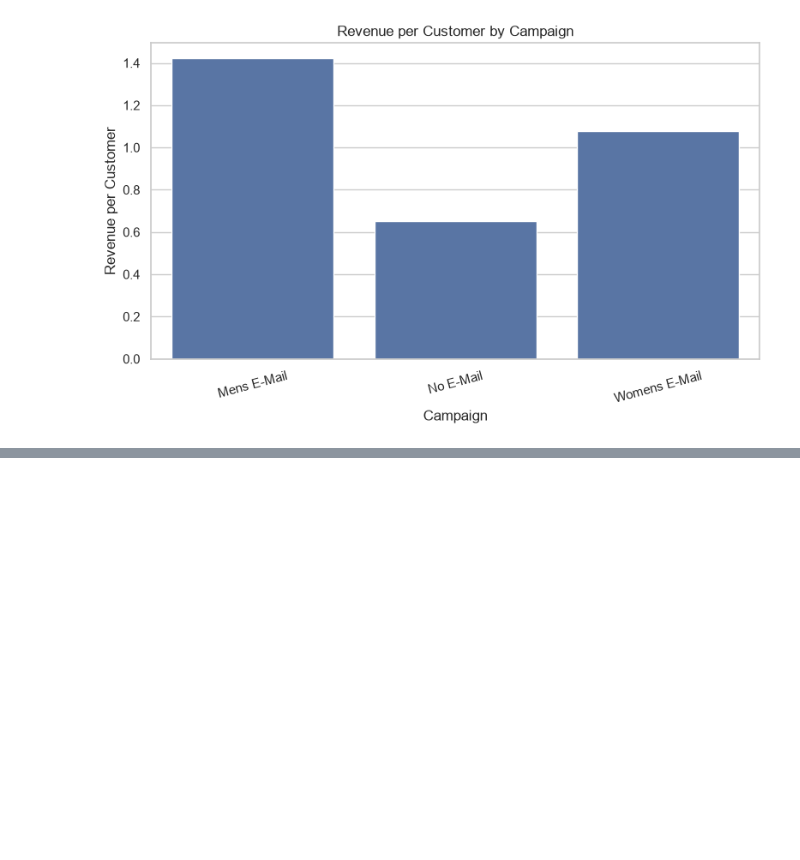
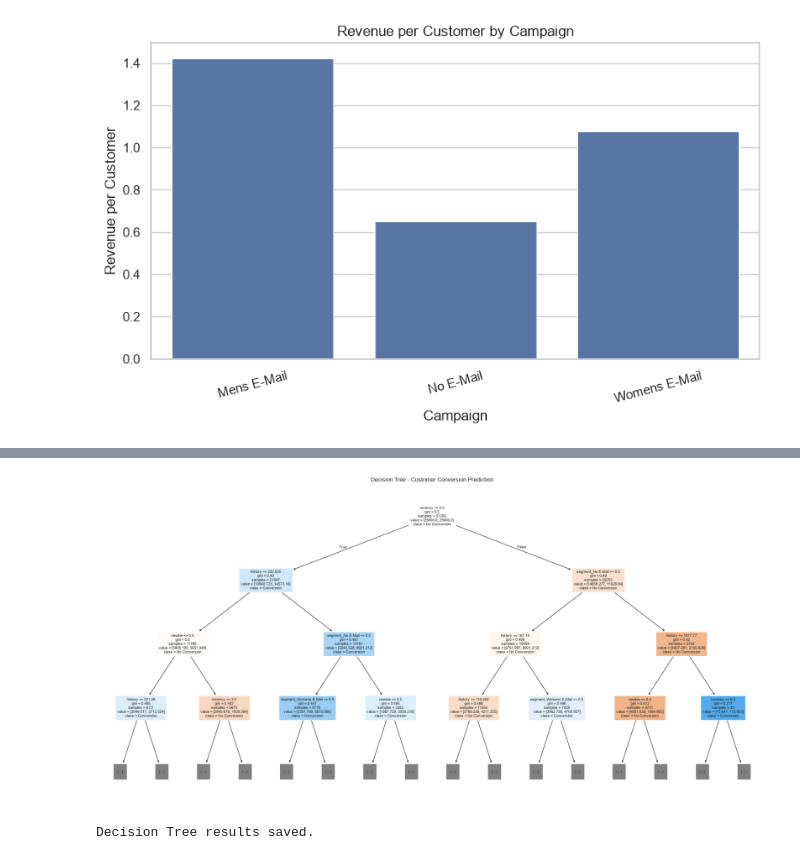
Before and after one commit to sangamitrap/Digital-Marketing-AB-Testing, a Jupyter notebook: notebooks/01_data_analysis.ipynb, the cells around one changed output, grey strips where cells are left out. Drawn from its saved outputs; the diff is of its cells as text; code cells hidden in the pictures; blank space fills up the shorter version.

Commit message:
Add statistical analysis business impact and decision tree

```diff
--- a/notebooks/01_data_analysis.ipynb
+++ b/notebooks/01_data_analysis.ipynb
@@ -274,3 +274,9 @@ plt.show()
 [figure]
 [figure]
 [figure]
+# %%
+clean_df["experiment_group"] = clean_df["segment"].apply(
+    lambda x: "Control" if x == "No E-Mail" else "Treatment"
+)
+
+print(clean_df["experiment_group"].value_counts())
@@ -276,0 +842,41 @@ plt.show()
+# %%
+
+from sklearn.tree import plot_tree
+
+plt.figure(figsize=(20, 10))
+
+plot_tree(
+    dt_model,
+    feature_names=X.columns,
+    class_names=["No Conversion", "Conversion"],
+    filled=True,
+    max_depth=3,
+    fontsize=8
+)
+
+plt.title("Decision Tree - Customer Conversion Prediction")
+plt.tight_layout()
+
+plt.savefig(
+    "../visualizations/05_decision_tree.png",
+    dpi=200,
+    bbox_inches="tight"
+)
+
+plt.show()
+# %% [output]
+[figure, added]
+# %%
+model_results = pd.DataFrame({
+    "Metric": ["Accuracy"],
+    "Value": [accuracy_score(y_test, y_pred)]
+})
+
+model_results.to_csv(
+    "../results/decision_tree_results.csv",
+    index=False
+)
+
+print("Decision Tree results saved.")
+# %% [output]
+Decision Tree results saved.
```
Also changed, not shown: parts of 15 cells of this notebook, 3 other files.
